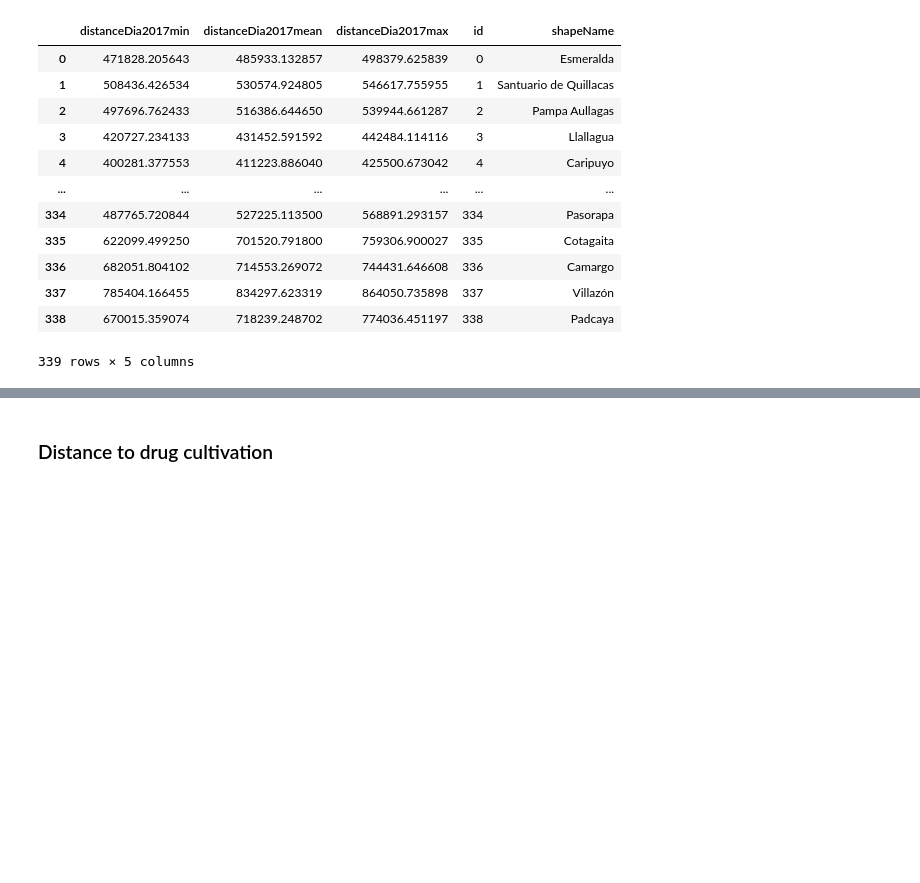
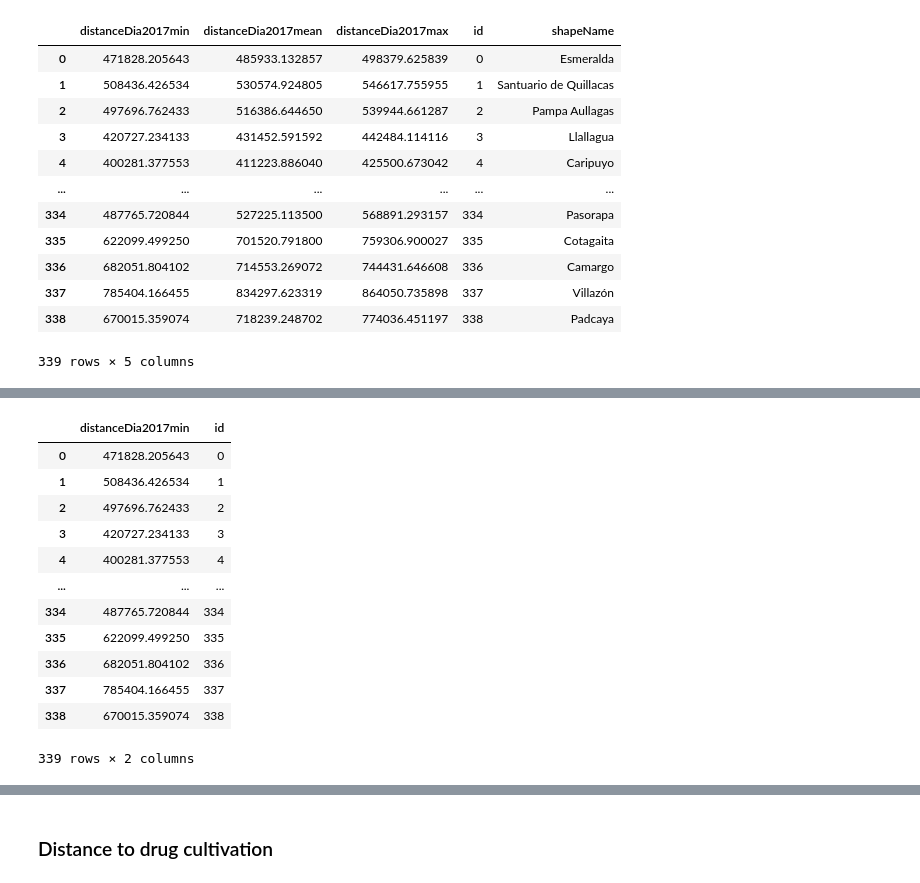
Before and after one commit to HendrixPeralta/bol_hdi_prediction, a Jupyter notebook: 99_collab_satellite_data.ipynb, the cells around one changed output, grey strips where cells are left out. Drawn from its saved outputs; the diff is of its cells as text; code cells hidden in the pictures; blank space fills up the shorter version.

```diff
--- a/99_collab_satellite_data.ipynb
+++ b/99_collab_satellite_data.ipynb
@@ -206,0 +226,19 @@ dia
+# %%
+distanceDiaMin = dia.loc[:,dia.columns.str.contains("min|id")]
+distanceDiaMin.to_csv("data/satellite/collab_satellite_data/diamond_distance_min_2017.csv")
+collab_datasets.append("distanceDiaMin")
+#distanceDiaMin
+# %% [output]
+|  | distanceDia2017min | id |
+| 0 | 471828.205643 | 0 |
+| 1 | 508436.426534 | 1 |
+| 2 | 497696.762433 | 2 |
+| 3 | 420727.234133 | 3 |
+| 4 | 400281.377553 | 4 |
+| ... | ... | ... |
+| 334 | 487765.720844 | 334 |
+| 335 | 622099.499250 | 335 |
+| 336 | 682051.804102 | 336 |
+| 337 | 785404.166455 | 337 |
+| 338 | 670015.359074 | 338 |
+339 rows × 2 columns
```
Also changed, not shown: parts of 2 cells of this notebook, 3 other files.
